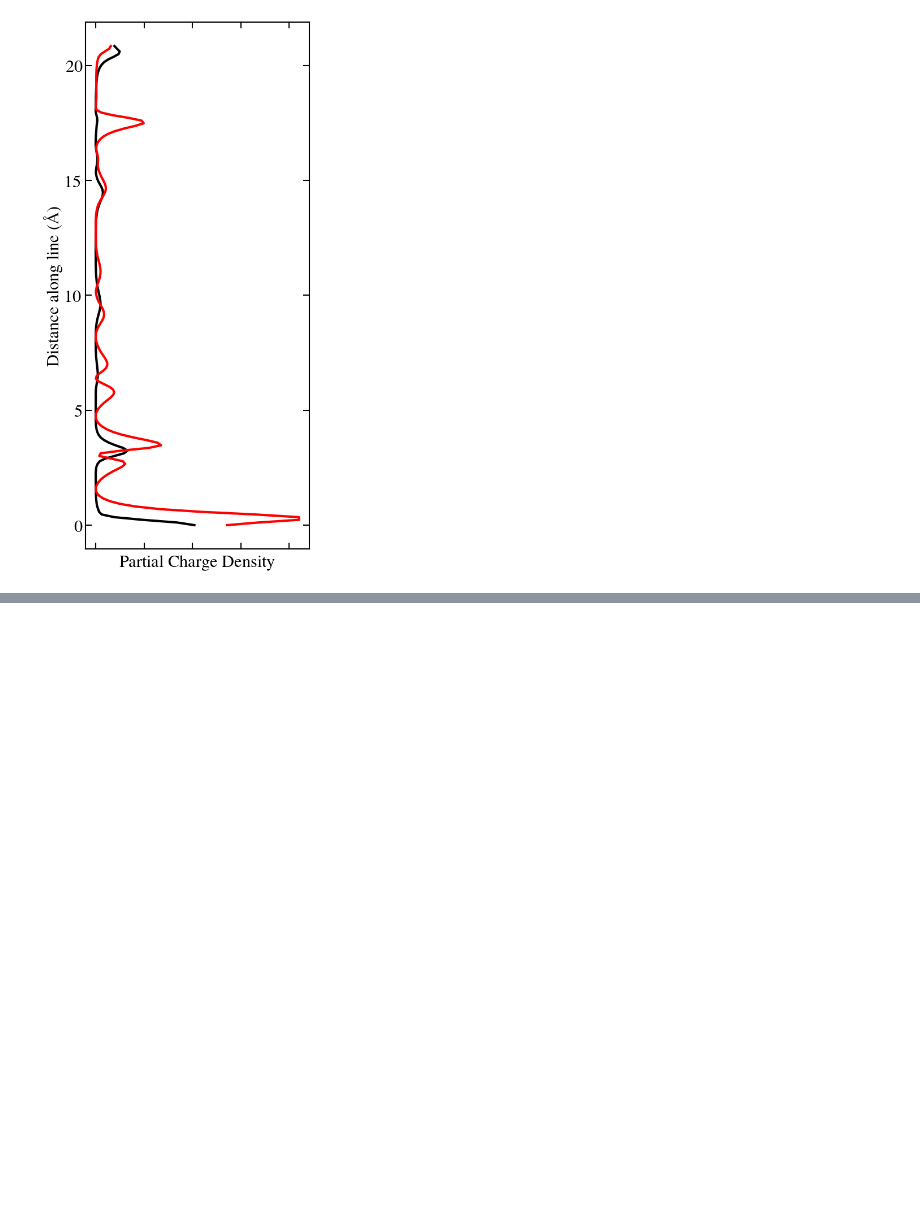
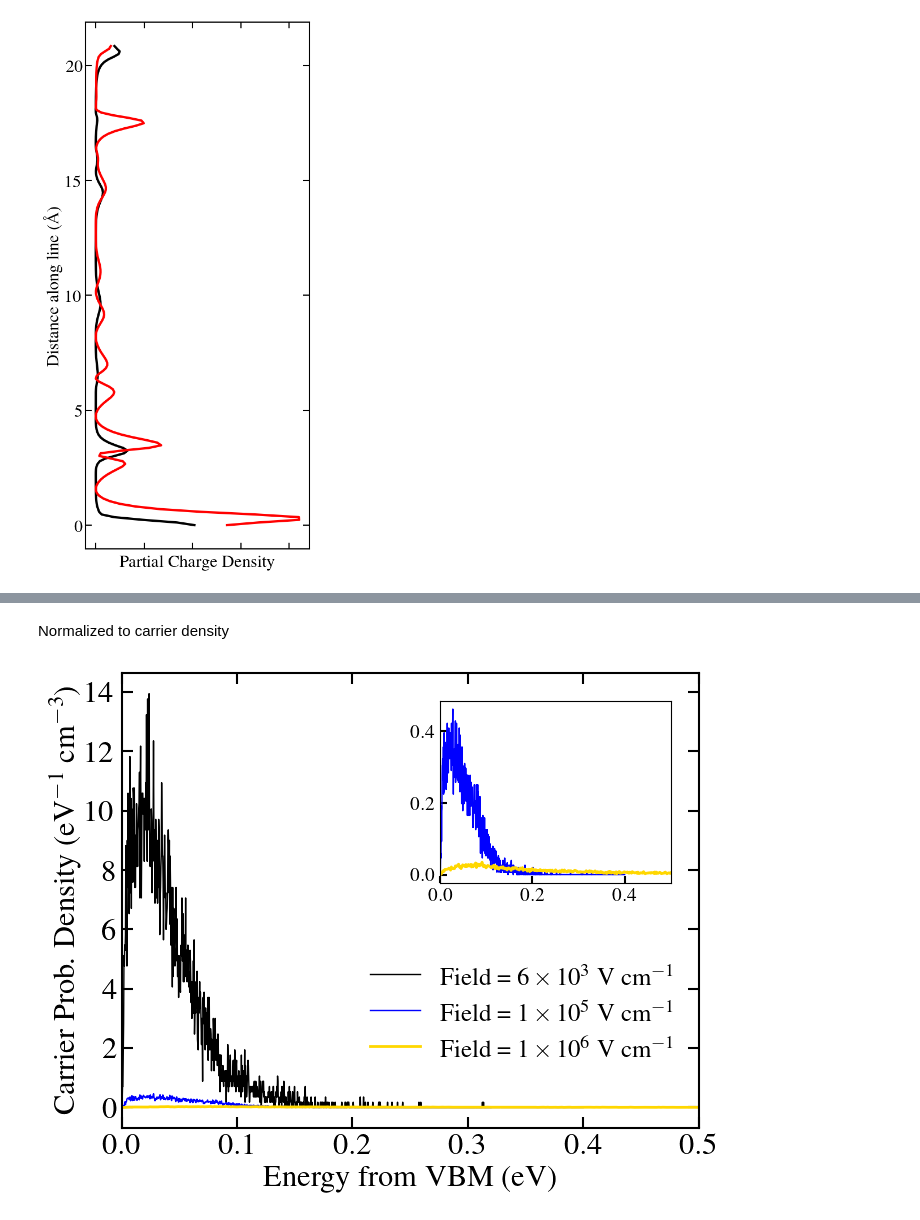
Before and after one commit to laurarnichols/CrossSectionCalculations, a Jupyter notebook: DefectExplorationInGaN/Analysis.ipynb, the cells around one changed output, grey strips where cells are left out. Cells and saved outputs as stored; diff of their text form; code cells hidden in the pictures; blank space fills up the shorter version.

```diff
--- a/DefectExplorationInGaN/Analysis.ipynb
+++ b/DefectExplorationInGaN/Analysis.ipynb
@@ -598,0 +501,61 @@ dEPlot = np.array(dEPlot)
+# %% [markdown]
+Normalized to carrier density
+# %%
+plt.figure(figsize=(7,5.5))
+
+# Plot just the last mode occupation over time
+plt.plot(carrierDist_6e3[:,0], carrierDist_6e3[:,2]*4.067e-21, color='black', label=r'Field = $6 \times 10^{3}$ V cm$^{-1}$', linewidth=1)
+plt.plot(carrierDist_1e5[:,0], carrierDist_1e5[:,2]*4.067e-21, color='blue', label=r'Field = $1 \times 10^{5}$ V cm$^{-1}$', linewidth=1)
+plt.plot(carrierDist_1e6[:,0], carrierDist_1e6[:,2]*4.067e-21, color='gold', label=r'Field = $1 \times 10^{6}$ V cm$^{-1}$', linewidth=2)
+
+# Labels
+plt.xlabel('Energy from VBM (eV)', fontsize=22)
+plt.ylabel('Carrier Prob. Density (eV$^{-1}$ cm$^{-3}$)', fontsize=22)
+
+# Plot formatting
+plt.legend(loc='lower right', fontsize=18, frameon=False, bbox_to_anchor=(1, 0.1))  # Move the legend to the top right and increase font size
+plt.xticks(fontsize=22)  # Increase x-axis tick font size
+plt.yticks(fontsize=22)  # Increase y-axis tick font size
+#plt.ylim(0,25)
+plt.xlim(0.0,0.5)
+ax = plt.gca()
+ax.spines['top'].set_linewidth(1.5)   # Top border
+ax.spines['right'].set_linewidth(1.5) # Right border
+ax.spines['bottom'].set_linewidth(1.5)  # Bottom border (default width)
+ax.spines['left'].set_linewidth(1.5)    # Left border (default width)
+ax.tick_params(axis='both',  # Apply to both x and y axes
+               which='minor',  # Apply to both major and minor ticks
+               direction='in',  # Tick direction (inward and outward)
+               width=1.5,  # Thickness of the tick marks
+               length=4, # Length of the tick marks
+               bottom=True, top=True, left=True, right=True)
+ax.tick_params(axis='both',  # Apply to both x and y axes
+               which='major',  # Apply to both major and minor ticks
+               direction='in',  # Tick direction (inward and outward)
+               width=1.5,  # Thickness of the tick marks
+               length=8, # Length of the tick marks
+               bottom=True, top=True, left=True, right=True)
+#locmin = ticker.LogLocator(base=10.0,subs=(0.2,0.4,0.6,0.8),numticks=12)
+#ax.yaxis.set_minor_locator(locmin)
+#ax.xaxis.set_major_formatter(ticker.NullFormatter())
+
+# Inset plot in the upper right corner
+inset_ax = inset_axes(ax, width="40%", height="40%", loc='upper right', borderpad=2.0)
+
+# Plot only the smaller curves in the inset
+inset_ax.plot(carrierDist_1e5[:, 0], carrierDist_1e5[:, 2]*4.067e-21, color='blue', label=r'Field = $1 \times 10^{5}$ V cm$^{-1}$', linewidth=1)
+inset_ax.plot(carrierDist_1e6[:, 0], carrierDist_1e6[:, 2]*4.067e-21, color='gold', label=r'Field = $1 \times 10^{6}$ V cm$^{-1}$', linewidth=2)
+
+# Zoom in for the inset
+inset_ax.set_xlim(0.0, 0.5)
+#inset_ax.set_ylim(0, 0.5)
+inset_ax.tick_params(axis='both', which='major', direction='in', length=5, width=1.5, labelsize=14)  # Set the font size for the inset tick labels
+
+inset_ax.tick_params(axis='both', which='major', direction='in', length=5, width=1.5)
+#inset_ax.legend(fontsize=14, frameon=False)
+
+plt.tight_layout()
+plt.savefig('CarrierProbabilityDensityComparison.png',dpi=1200)
+plt.show()
+# %% [output]
+[figure, added]
```
Also changed, not shown: parts of 95 cells of this notebook.
